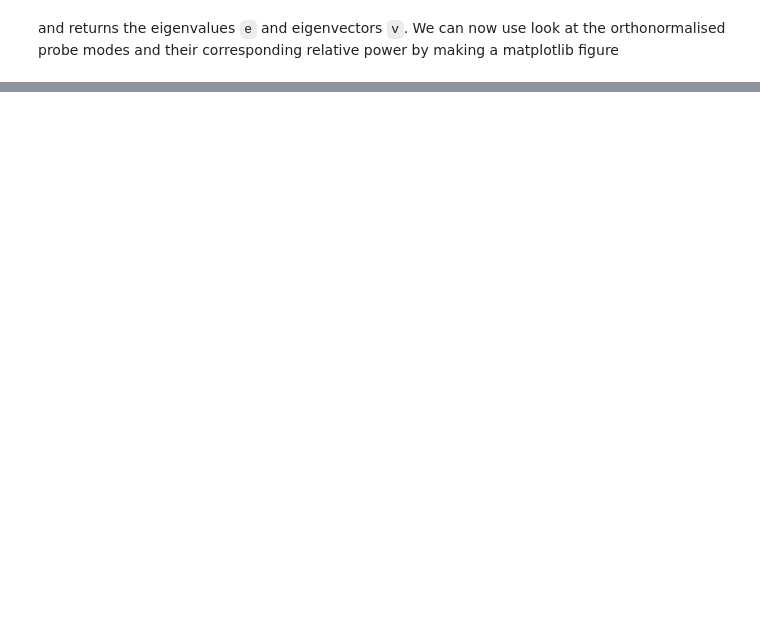
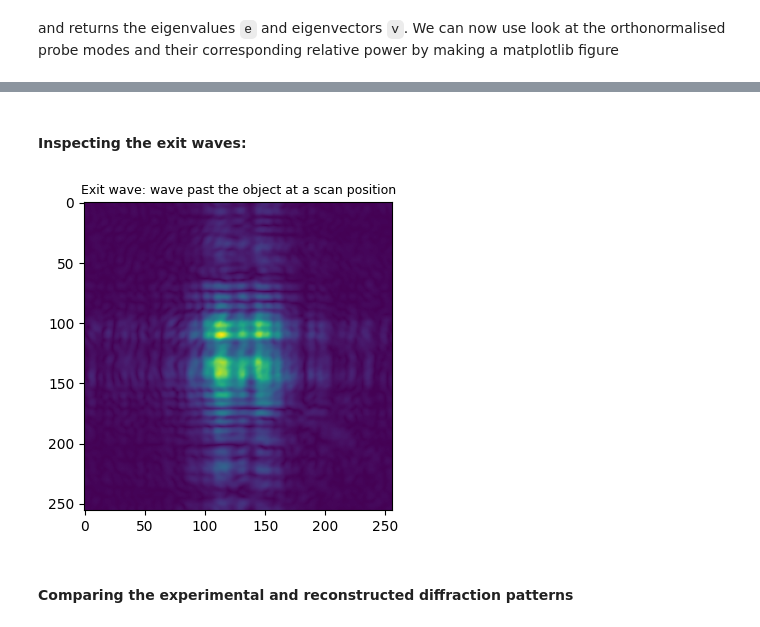
Before and after one commit to jcesardasilva/tutorialasterix, a Jupyter notebook: Ptycho/Ptypy_load_and_run.ipynb, the cells around one changed output, grey strips where cells are left out. Saved outputs shown, nothing was run; the diff lists cells and outputs as text; code cells hidden in the pictures; blank space fills up the shorter version.

Commit message:
routines for data analysis at FAMEPIX

```diff
--- a/Ptycho/Ptypy_load_and_run.ipynb
+++ b/Ptycho/Ptypy_load_and_run.ipynb
@@ -167,0 +214,16 @@ for i in range(3):
+# %% [markdown]
+#### Inspecting the exit waves:
+# %%
+exit_wave0000 = P.pods['P0000'].exit
+pod = P.pods['P0000']
+# P.pods['P0000'].ex_view.data
+# %%
+plt.figure(figsize=(4,4))
+plt.imshow(np.abs(pod.probe * pod.object))
+plt.axis('image')
+plt.title('Exit wave: wave past the object at a scan position', fontsize=9)
+plt.show()
+# %% [output]
+[figure, added]
+# %% [markdown]
+#### Comparing the experimental and reconstructed diffraction patterns
```
Also changed, not shown: parts of 15 cells of this notebook, 2 other files.
